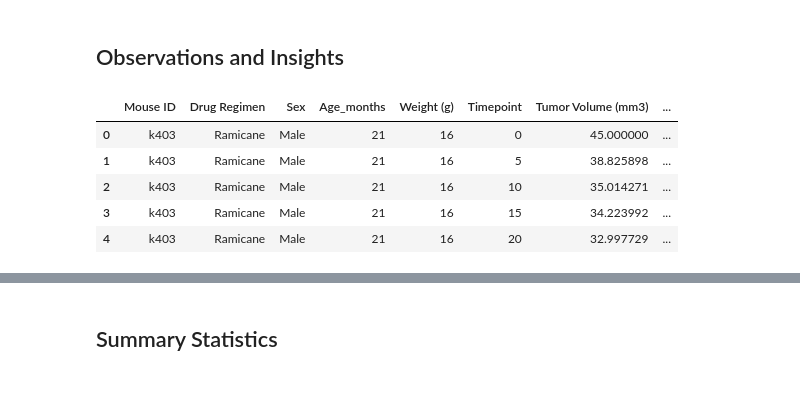
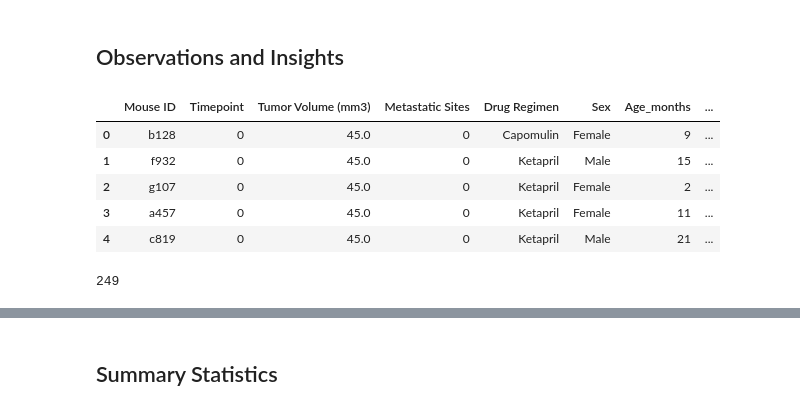
Before and after one commit to sesu0722/matplotlib, a Jupyter notebook: Pymaceuticals/pymaceuticals_starter.ipynb, the cells around one changed output, grey strips where cells are left out. Cells and saved outputs as stored; diff of their text form; code cells hidden in the pictures.

```diff
--- a/Pymaceuticals/pymaceuticals_starter.ipynb
+++ b/Pymaceuticals/pymaceuticals_starter.ipynb
@@ -3,30 +3,35 @@
 # %%
 # Dependencies and Setup
 import matplotlib.pyplot as plt
 import pandas as pd
 import scipy.stats as st
+import numpy as np
+from scipy.stats import linregress
 
 # Study data files
 mouse_metadata_path = "data/Mouse_metadata.csv"
 study_results_path = "data/Study_results.csv"
 
 # Read the mouse data and the study results
 mouse_metadata = pd.read_csv(mouse_metadata_path)
 study_results = pd.read_csv(study_results_path)
 
 # Combine the data into a single dataset
-combinedDF = pd.merge(mouse_metadata,study_results, how="outer", on="Mouse ID")
+combinedData = pd.merge(study_results,mouse_metadata, how="left", on="Mouse ID")
 
 # Display the data table for preview
-combinedDF.head()
+combinedData.head()
 # %% [output]
-|  | Mouse ID | Drug Regimen | Sex | Age_months | Weight (g) | Timepoint | Tumor Volume (mm3) | ... |
-| 0 | k403 | Ramicane | Male | 21 | 16 | 0 | 45.000000 | ... |
-| 1 | k403 | Ramicane | Male | 21 | 16 | 5 | 38.825898 | ... |
-| 2 | k403 | Ramicane | Male | 21 | 16 | 10 | 35.014271 | ... |
-| 3 | k403 | Ramicane | Male | 21 | 16 | 15 | 34.223992 | ... |
-| 4 | k403 | Ramicane | Male | 21 | 16 | 20 | 32.997729 | ... |
+|  | Mouse ID | Timepoint | Tumor Volume (mm3) | Metastatic Sites | Drug Regimen | Sex | Age_months | ... |
+| 0 | b128 | 0 | 45.0 | 0 | Capomulin | Female | 9 | ... |
+| 1 | f932 | 0 | 45.0 | 0 | Ketapril | Male | 15 | ... |
+| 2 | g107 | 0 | 45.0 | 0 | Ketapril | Female | 2 | ... |
+| 3 | a457 | 0 | 45.0 | 0 | Ketapril | Female | 11 | ... |
+| 4 | c819 | 0 | 45.0 | 0 | Ketapril | Male | 21 | ... |
 # %%
 # Checking the number of mice.
+len(combinedData['Mouse ID'].unique())
+# %% [output]
+249
 # %%
 # Getting the duplicate mice by ID number that shows up for Mouse ID and Timepoint.
```
Also changed, not shown: parts of 22 cells of this notebook, 2 other files.
